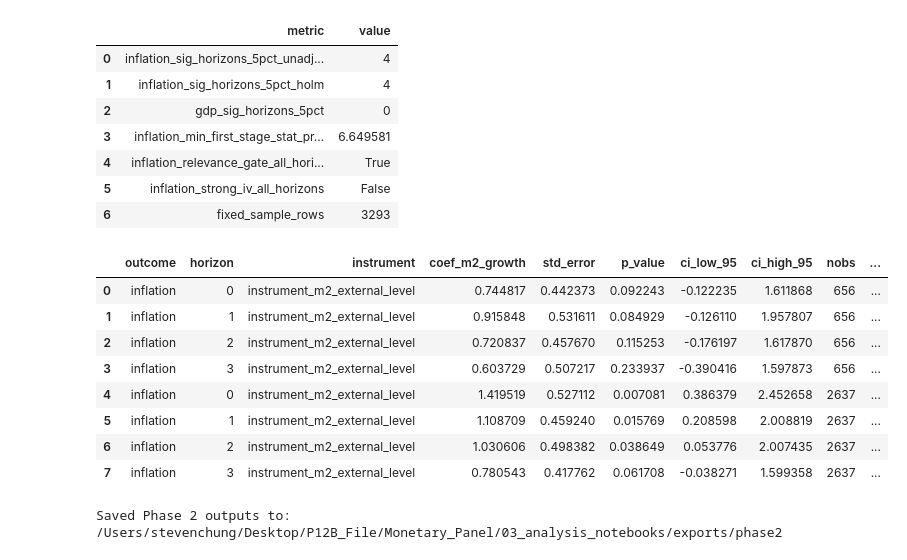
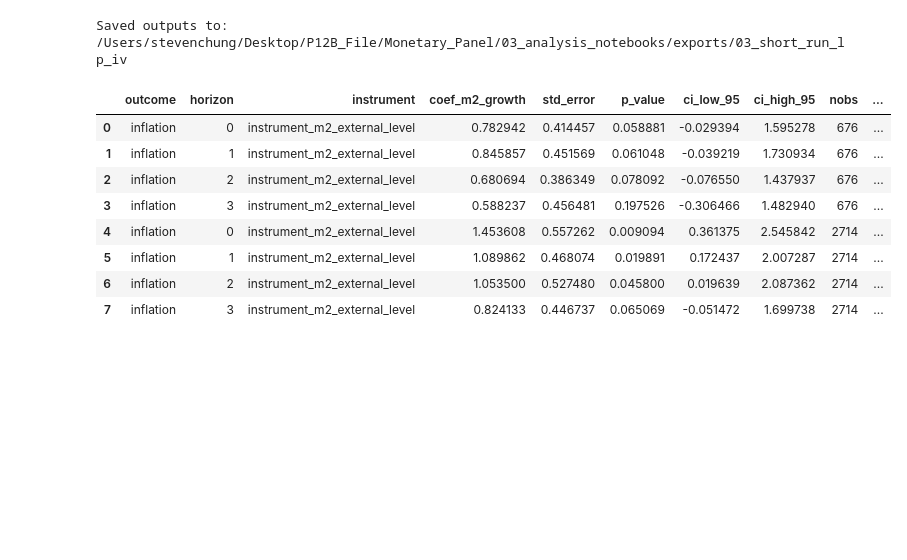
Before and after one commit to 4minutes-chung/monetary-panel-study, a Jupyter notebook: 03_analysis_notebooks/03_short_run_lp_iv.ipynb, the cells around one changed output. Cells and saved outputs as stored; diff of their text form; code cells hidden in the pictures; blank space fills up the shorter version.

```diff
--- a/03_analysis_notebooks/03_short_run_lp_iv.ipynb
+++ b/03_analysis_notebooks/03_short_run_lp_iv.ipynb
@@ -222,51 +175,29 @@ plt.show()
 # %%
-infl_primary = primary[primary["outcome"] == "inflation"].copy()
-gdp_primary = primary[primary["outcome"] == "gdp_growth"].copy()
+strat_rows = []
+for group in ['adopter', 'never_adopter']:
+    m = fixed_mask & (lp_panel['it_group'] == group)
+    for h in HORIZONS['inflation']:
+        row = run_lp_iv(lp_panel, 'inflation', h, 'instrument_m2_external_level', m)
+        row['it_group'] = group
+        strat_rows.append(row)
+strat_table = pd.DataFrame(strat_rows).sort_values(['it_group', 'horizon']).reset_index(drop=True)
 
-metrics = pd.DataFrame([
-    {"metric": "inflation_sig_horizons_5pct_unadjusted", "value": int((infl_primary["p_value"] < 0.05).sum())},
-    {"metric": "inflation_sig_horizons_5pct_holm", "value": int((infl_primary["p_value_holm"] < 0.05).sum())},
-    {"metric": "gdp_sig_horizons_5pct", "value": int((gdp_primary["p_value"] < 0.05).sum())},
-    {"metric": "inflation_min_first_stage_stat_primary", "value": float(infl_primary["first_stage_stat"].min())},
-    {"metric": "inflation_relevance_gate_all_horizons", "value": bool((infl_primary["first_stage_stat"] > CHI2_1_95_CRITICAL).all())},
-    {"metric": "inflation_strong_iv_all_horizons", "value": bool((infl_primary["first_stage_stat"] >= STRONG_IV_STAT_THRESHOLD).all())},
-    {"metric": "fixed_sample_rows", "value": int(fixed_mask.sum())},
-])
+lp_table.to_csv(OUT_DIR / '03_lp_iv_all_results.csv', index=False)
+primary.to_csv(OUT_DIR / '03_lp_iv_primary_results.csv', index=False)
+alt.to_csv(OUT_DIR / '03_lp_iv_alt_results.csv', index=False)
+strat_table.to_csv(OUT_DIR / '03_lp_iv_it_stratified.csv', index=False)
+summary.to_csv(OUT_DIR / '03_interpretation_metrics.csv', index=False)
 
-# IT stratified comparison (primary instrument only, same fixed sample and horizon lock)
-strat_rows = []
-for group in ["adopter", "never_adopter"]:
-    subgroup_mask = fixed_mask & (lp_panel["it_group"] == group)
-    for h in horizons["inflation"]:
-        strat_rows.append(run_lp_iv(lp_panel, "inflation", h, "instrument_m2_external_level", fixed_mask=subgroup_mask) | {"it_group": group})
-
-strat_table = pd.DataFrame(strat_rows).sort_values(["it_group", "horizon"])
-
-lp_table.to_csv(OUT_DIR / "phase2_lp_iv_all_results.csv", index=False)
-primary.to_csv(OUT_DIR / "phase2_lp_iv_primary_results.csv", index=False)
-alt.to_csv(OUT_DIR / "phase2_lp_iv_alt_results.csv", index=False)
-strat_table.to_csv(OUT_DIR / "phase2_lp_iv_it_stratified.csv", index=False)
-metrics.to_csv(OUT_DIR / "phase2_interpretation_metrics.csv", index=False)
-
-display(metrics)
-display(strat_table)
-print("Saved Phase 2 outputs to:", OUT_DIR)
+print('Saved outputs to:', OUT_DIR)
+strat_table
 # %% [output]
+Saved outputs to: /Users/stevenchung/Desktop/P12B_File/Monetary_Panel/03_analysis_notebooks/exports/03_short_run_lp_iv
-|  | metric | value |
-| 0 | inflation_sig_horizons_5pct_unadj... | 4 |
-| 1 | inflation_sig_horizons_5pct_holm | 4 |
-| 2 | gdp_sig_horizons_5pct | 0 |
-| 3 | inflation_min_first_stage_stat_pr... | 6.649581 |
-| 4 | inflation_relevance_gate_all_hori... | True |
-| 5 | inflation_strong_iv_all_horizons | False |
-| 6 | fixed_sample_rows | 3293 |
+|  | outcome | horizon | instrument | coef_m2_growth | std_error | p_value | ci_low_95 | ci_high_95 | nobs | ... |
+| 0 | inflation | 0 | instrument_m2_external_level | 0.782942 | 0.414457 | 0.058881 | -0.029394 | 1.595278 | 676 | ... |
+| 1 | inflation | 1 | instrument_m2_external_level | 0.845857 | 0.451569 | 0.061048 | -0.039219 | 1.730934 | 676 | ... |
+| 2 | inflation | 2 | instrument_m2_external_level | 0.680694 | 0.386349 | 0.078092 | -0.076550 | 1.437937 | 676 | ... |
+| 3 | inflation | 3 | instrument_m2_external_level | 0.588237 | 0.456481 | 0.197526 | -0.306466 | 1.482940 | 676 | ... |
+| 4 | inflation | 0 | instrument_m2_external_level | 1.453608 | 0.557262 | 0.009094 | 0.361375 | 2.545842 | 2714 | ... |
+| 5 | inflation | 1 | instrument_m2_external_level | 1.089862 | 0.468074 | 0.019891 | 0.172437 | 2.007287 | 2714 | ... |
+| 6 | inflation | 2 | instrument_m2_external_level | 1.053500 | 0.527480 | 0.045800 | 0.019639 | 2.087362 | 2714 | ... |
+| 7 | inflation | 3 | instrument_m2_external_level | 0.824133 | 0.446737 | 0.065069 | -0.051472 | 1.699738 | 2714 | ... |
-|  | outcome | horizon | instrument | coef_m2_growth | std_error | p_value | ci_low_95 | ci_high_95 | nobs | ... |
-| 0 | inflation | 0 | instrument_m2_external_level | 0.744817 | 0.442373 | 0.092243 | -0.122235 | 1.611868 | 656 | ... |
-| 1 | inflation | 1 | instrument_m2_external_level | 0.915848 | 0.531611 | 0.084929 | -0.126110 | 1.957807 | 656 | ... |
-| 2 | inflation | 2 | instrument_m2_external_level | 0.720837 | 0.457670 | 0.115253 | -0.176197 | 1.617870 | 656 | ... |
-| 3 | inflation | 3 | instrument_m2_external_level | 0.603729 | 0.507217 | 0.233937 | -0.390416 | 1.597873 | 656 | ... |
-| 4 | inflation | 0 | instrument_m2_external_level | 1.419519 | 0.527112 | 0.007081 | 0.386379 | 2.452658 | 2637 | ... |
-| 5 | inflation | 1 | instrument_m2_external_level | 1.108709 | 0.459240 | 0.015769 | 0.208598 | 2.008819 | 2637 | ... |
-| 6 | inflation | 2 | instrument_m2_external_level | 1.030606 | 0.498382 | 0.038649 | 0.053776 | 2.007435 | 2637 | ... |
-| 7 | inflation | 3 | instrument_m2_external_level | 0.780543 | 0.417762 | 0.061708 | -0.038271 | 1.599358 | 2637 | ... |
-Saved Phase 2 outputs to: /Users/stevenchung/Desktop/P12B_File/Monetary_Panel/03_analysis_notebooks/exports/phase2
```
Also changed, not shown: parts of 9 cells of this notebook, 33 other files.
